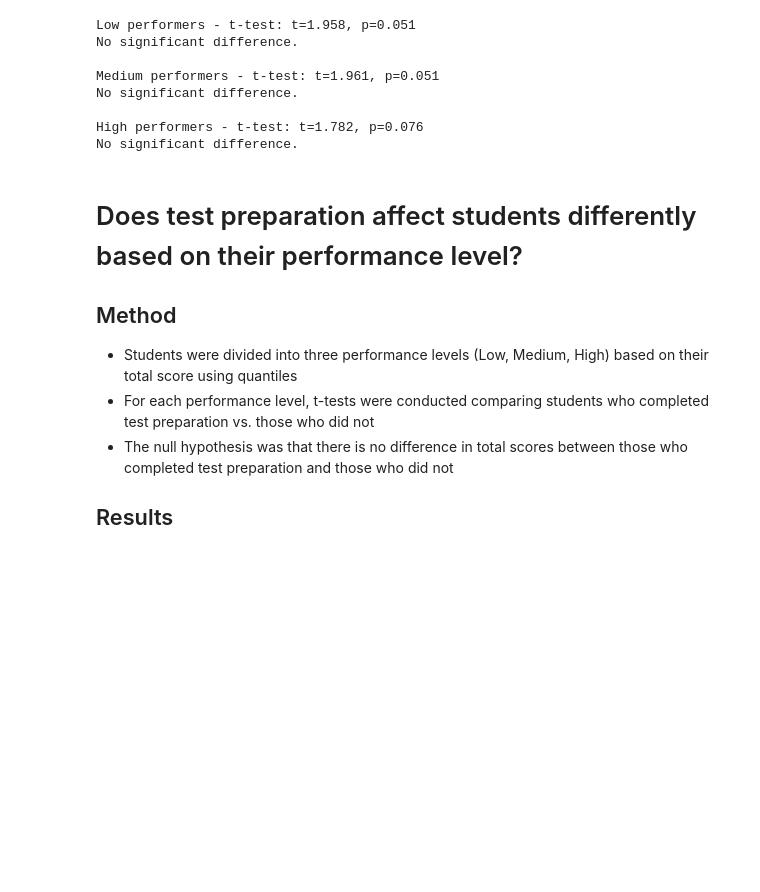
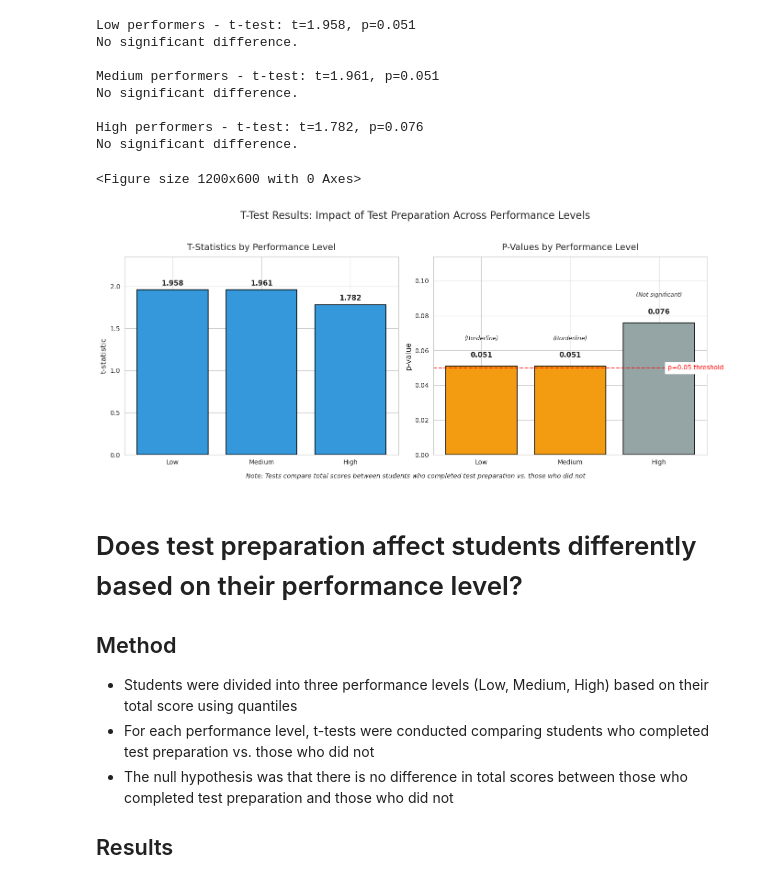
Before and after one commit to kareemtaha3/students_performance_analysis, a Jupyter notebook: notebooks/SPA_V1.ipynb, the cells around one changed output. Cells and saved outputs as stored; diff of their text form; code cells hidden in the pictures; blank space fills up the shorter version.

```diff
--- a/notebooks/SPA_V1.ipynb
+++ b/notebooks/SPA_V1.ipynb
@@ -515,6 +600,70 @@ No significant difference.
 
 High performers - t-test: t=1.782, p=0.076
 No significant difference.
+# %%
+
+results = pd.DataFrame({
+    'performance_level': ['Low', 'Medium', 'High'],
+    't_statistic': [1.958, 1.961, 1.782],
+    'p_value': [0.051, 0.051, 0.076]
+})
+
+sns.set_style('whitegrid')
+plt.figure(figsize=(12, 6))
+
+fig, (ax1, ax2) = plt.subplots(1, 2, figsize=(14, 6))
+
+
+bars1 = ax1.bar(results['performance_level'], results['t_statistic'],
+        color=['#3498db', '#3498db', '#3498db'],
+        edgecolor='black', linewidth=1.2)
+ax1.set_title('T-Statistics by Performance Level', fontsize=14, pad=10)
+ax1.set_ylabel('t-statistic', fontsize=12)
+ax1.set_ylim(0, max(results['t_statistic']) * 1.2)
+
+for bar in bars1:
+    height = bar.get_height()
+    ax1.text(bar.get_x() + bar.get_width()/2., height + 0.05,
+            f'{height:.3f}', ha='center', fontsize=11, fontweight='bold')
+
+
+colors = ['#f39c12', '#f39c12', '#95a5a6']
+bars2 = ax2.bar(results['performance_level'], results['p_value'],
+        color=colors, edgecolor='black', linewidth=1.2)
+ax2.set_title('P-Values by Performance Level', fontsize=14, pad=10)
+ax2.set_ylabel('p-value', fontsize=12)
+ax2.set_ylim(0, max(results['p_value']) * 1.5)
+
+
+ax2.axhline(y=0.05, color='red', linestyle='--', alpha=0.7, linewidth=1.5)
+ax2.text(2.1, 0.05, 'p=0.05 threshold', va='center', ha='left',
+         color='red', fontsize=10, backgroundcolor='white')
+
+for i, bar in enumerate(bars2):
+    height = bar.get_height()
+    significance = "Borderline" if height <= 0.055 else "Not significant"
+    ax2.text(bar.get_x() + bar.get_width()/2., height + 0.005,
+            f'{height:.3f}', ha='center', fontsize=11, fontweight='bold')
+    ax2.text(bar.get_x() + bar.get_width()/2., height + 0.015,
+            f'({significance})', ha='center', fontsize=9, style='italic')
+
+fig.suptitle('T-Test Results: Impact of Test Preparation Across Performance Levels',
+             fontsize=16, y=0.98)
+
+
+plt.figtext(0.5, 0.01,
+           "Note: Tests compare total scores between students who completed test preparation vs. those who did not",
+           ha='center', fontsize=10, style='italic')
+
+
+plt.tight_layout(rect=[0, 0.03, 1, 0.95])
+
+
+
+plt.show()
+# %% [output]
+<Figure size 1200x600 with 0 Axes>
+[figure, added]
 # %% [markdown]
 # Does test preparation affect students differently based on their performance level?
 
```
Also changed, not shown: parts of 3 cells of this notebook.
